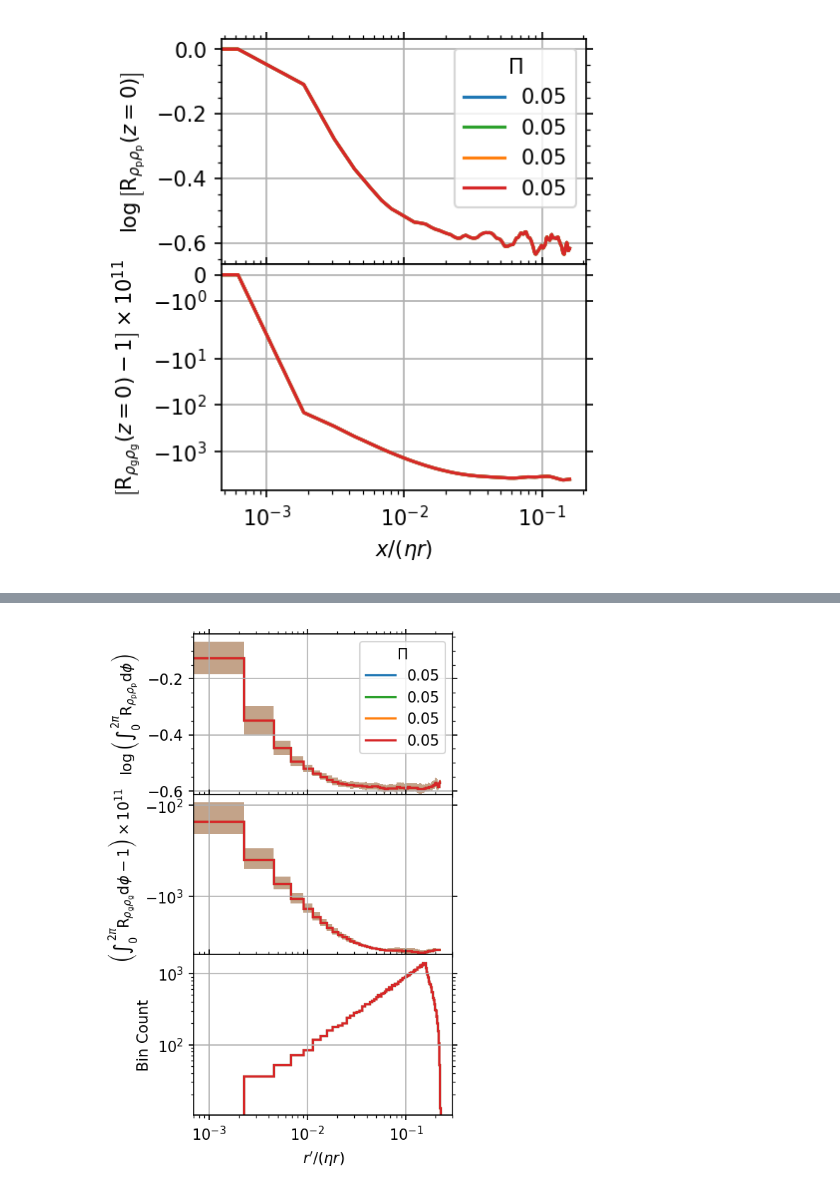
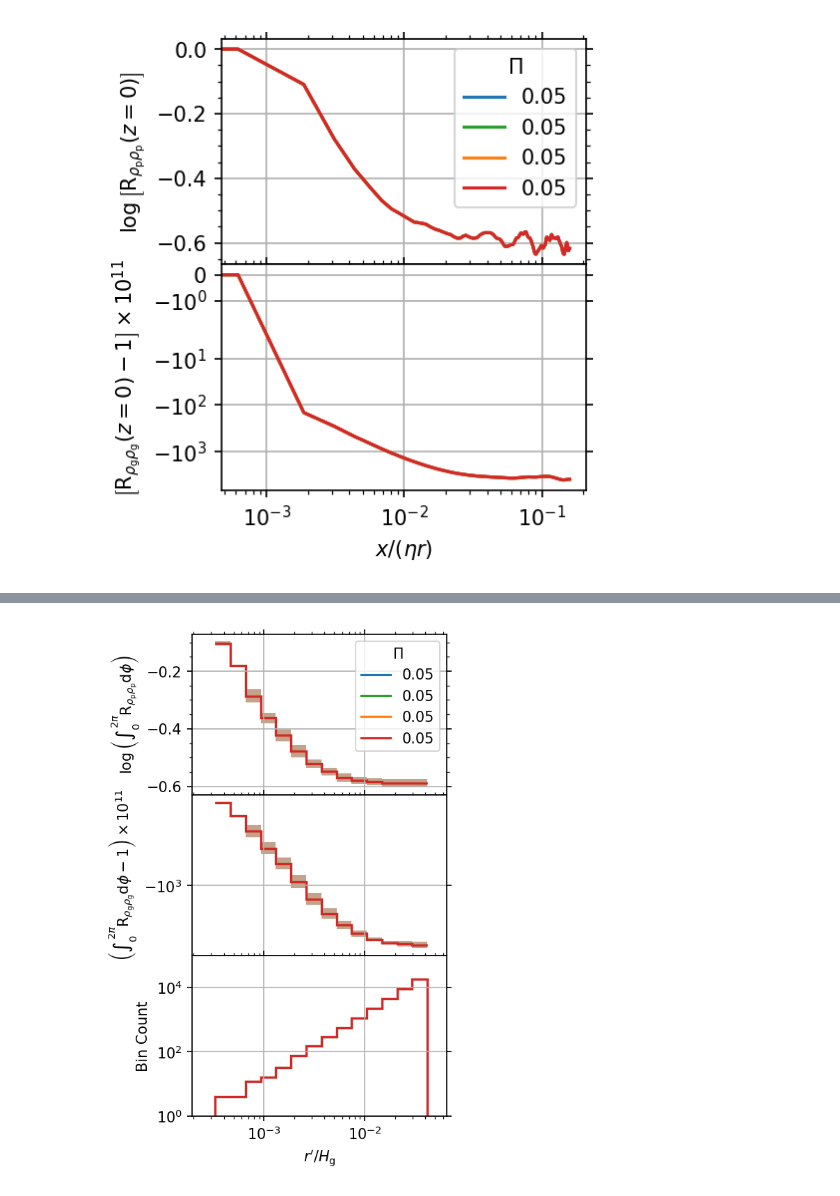
Before and after one commit to sabaronett/streaming-instability, a Jupyter notebook: ipynb/ACF.ipynb, the cells around one changed output, grey strips where cells are left out. Saved outputs shown, nothing was run; the diff lists cells and outputs as text; code cells hidden in the pictures.

Commit message:
r'/Hg; fix x/ylim; del corner pts; log/uni bins

```diff
--- a/ipynb/ACF.ipynb
+++ b/ipynb/ACF.ipynb
@@ -318,0 +437,17 @@ AB/0.05: Processing...
+# %%
+x0 = int(len(xv)/2)
+print(f'x0 = {x0}')
+r0 = xv[x0]
+print(f'r0 = {r0}')
+base = np.sqrt(2)
+print(f'base = {base}')
+leftmost_edge = r0/np.sqrt(base)
+print(f'leftmost_edge = {leftmost_edge}')
+next_leftmost_edge = leftmost_edge*base
+print(f'next_leftmost_edge = {next_leftmost_edge}')
+num = int(np.sqrt(res) + 1)
+print(f'num = {num}')
+next_rightmost_edge = leftmost_edge*base**(num - 1)
+print(f'next_rightmost_edge = {next_rightmost_edge}')
+rightmost_edge = leftmost_edge*base**num
+print(f'rightmost_edge = {rightmost_edge}')
@@ -318,0 +463,3 @@ AB/0.05: Processing...
+# %%
+bin_edges = leftmost_edge*np.logspace(0, num, num=(num + 1), base=base)
+print(f'bin_edges = {bin_edges}')
@@ -331,62 +482,70 @@ def norms(xv, zv, pole):
             rv[i][j] = np.sqrt((x - pole[0])**2 + (z - pole[1])**2)
     return rv
 
-# fig, axs = plt.subplots(2, sharex=True, figsize=(3.15, 4), dpi=150)
 fig, axs = plt.subplots(3, sharex=True, figsize=(3.15, 6), dpi=150)
 workdir = '../unstrat'
 case = 'AB'
 Pis = [['0.05', 'tab:blue'], ['0.05', 'tab:green'],
        ['0.05', 'tab:orange'], ['0.05', 'tab:red']]
-res = '256'
-bins = 100
+res = 256
 
 for i, Pi in enumerate(Pis):
     # Collect parameters and plot densities
-    print(f'{case}/{Pi[0]}: Processing...', flush=True)
+    # print(f'{case}/{Pi[0]}: Processing...', flush=True)
     path = f'{workdir}/{case}/{Pi[0]}/{res}'
     athinput = athena_read.athinput(f'{path}/athinput.si')
     c_s = athinput['hydro']['iso_sound_speed']
-    etar = float(Pi[0])*c_s
+    # etar = float(Pi[0])*c_s
     data = athena_read.athdf(f'{path}/athdf/SI.out1.00100.athdf')
     xv, zv = data['x1v'], data['x2v']
+    left, right = xv[-1]/res, 1.32*xv[-1]
     x0, z0 = int(len(xv)/2), int(len(zv)/2)
     pole = (xv[x0], zv[z0])
-    rv = norms(xv, zv, pole)
+    rv = norms(xv, zv, pole).ravel()
+    indices = np.where(rv > xv[-1])[0]
+    rv = np.delete(rv, indices)
     ft = fftpack.fft2(data['rhop'][0])
     ac = fftpack.ifft2(ft*np.conjugate(ft)).real
     norm = ac/ac[0][0]
     shift = fftpack.fftshift(norm)
-    log = np.log10(shift)
+    log = np.log10(shift).ravel()
+    log = np.delete(log, indices)
+    r0 = xv[x0]
+    base = np.sqrt(2)
+    leftmost_edge = r0/np.sqrt(base)
+    num = int(np.sqrt(res))
+    bin_edges = leftmost_edge*np.logspace(0, num, num=(num + 1), base=base)
     dust_means, bin_edges, binnumnber = stats.binned_statistic(rv.ravel(),
-        log.ravel(), statistic='mean', bins=bins)
+        log.ravel(), statistic='mean', bins=bin_edges)
     dust_stds, bin_edges, binnumnber = stats.binned_statistic(rv.ravel(),
-        log.ravel(), statistic='std', bins=100)
+        log.ravel(), statistic='std', bins=bin_edges)
     dust_highs = dust_means + dust_stds
     dust_lows = dust_means - dust_stds
     ft = fftpack.fft2(data['rho'][0])
     ac = fftpack.ifft2(ft*np.conjugate(ft)).real
     norm = ac/ac[0][0]
     shift = fftpack.fftshift(norm)
-    offset = (shift - 1)*1e11
+    offset = (shift.ravel() - 1)*1e11
+    offset = np.delete(offset, indices)
     gas_means, bin_edges, binnumnber = stats.binned_statistic(rv.ravel(),
-        offset.ravel(), statistic='mean', bins=bins)
+        offset.ravel(), statistic='mean', bins=bin_edges)
     gas_stds, bin_edges, binnumnber = stats.binned_statistic(rv.ravel(),
-        offset.ravel(), statistic='std', bins=bins)
+        offset.ravel(), statistic='std', bins=bin_edges)
     gas_highs = gas_means + gas_stds
     gas_lows = gas_means - gas_stds
     bin_counts, bin_edges, binnumnber = stats.binned_statistic(rv.ravel(),
-        rv.ravel(), statistic='count', bins=bins)
+        rv.ravel(), statistic='count', bins=bin_edges)
 
-    axs[0].stairs(dust_means, bin_edges/etar, baseline=float('-inf'),
+    axs[0].stairs(dust_means, bin_edges, baseline=float('-inf'),
                   color=Pi[1], lw=1.5, label=Pi[0])
-    axs[0].stairs(dust_highs, bin_edges/etar, baseline=dust_lows, fill=True,
-                                 color=Pi[1], alpha=0.2)
-    axs[1].stairs(gas_means, bin_edges/etar, baseline=float('-inf'),
+    axs[0].stairs(dust_highs, bin_edges, baseline=dust_lows, fill=True,
+                color=Pi[1], alpha=0.2)
+    axs[1].stairs(gas_means, bin_edges, baseline=float('-inf'),
                   color=Pi[1], lw=1.5)
-    axs[1].stairs(gas_highs, bin_edges/etar, baseline=gas_lows, fill=True,
-                                 color=Pi[1], alpha=0.2)
-    axs[2].stairs(bin_counts, bin_edges/etar, color=Pi[1], lw=1.5)
-    print(f'\tdone.', flush=True)
+    axs[1].stairs(gas_highs, bin_edges, baseline=gas_lows, fill=True,
+                  color=Pi[1], alpha=0.2)
+    axs[2].stairs(bin_counts, bin_edges, color=Pi[1], lw=1.5)
+    # print(f'\tdone.', flush=True)
 
 for ax in axs.flat:
     ax.grid()
@@ -399,8 +558,9 @@ axs[0].legend(title=r'$\Pi$')
 axs[0].set(ylabel=r'$\log\left(\int_0^{2\pi}\mathrm{R}_{\rho_\mathrm{p}\rho_\mathrm{p}}\mathrm{d}\phi\right)$')
 axs[1].set(yscale='symlog',
            ylabel=r'$\left(\int_0^{2\pi}\mathrm{R}_{\rho_\mathrm{g}\rho_\mathrm{g}}\mathrm{d}\phi-1\right)\times10^{11}$')
-axs[2].set(xlim=(7e-4, 3e-1), xscale='log', yscale='log',
-           xlabel=r'$r^\prime/(\eta r)$', ylabel=r'Bin Count')
+axs[2].set(xlim=(left, right), ylim=(1, 1e5), xscale='log', yscale='log',
+           xlabel=r'$r^\prime/H_\mathrm{g}$',
+           ylabel=r'Bin Count')
 plt.subplots_adjust(hspace=0)
 # plt.savefig(f'figs/{case}_Rs_rad-prof.pdf', bbox_inches='tight', pad_inches=0.01)
 # %% [output]
@@ -415 +567 @@ AB/0.05: Processing...
-[figure, old version]
+[figure, new version]
```
Also changed, not shown: parts of 17 cells of this notebook.
